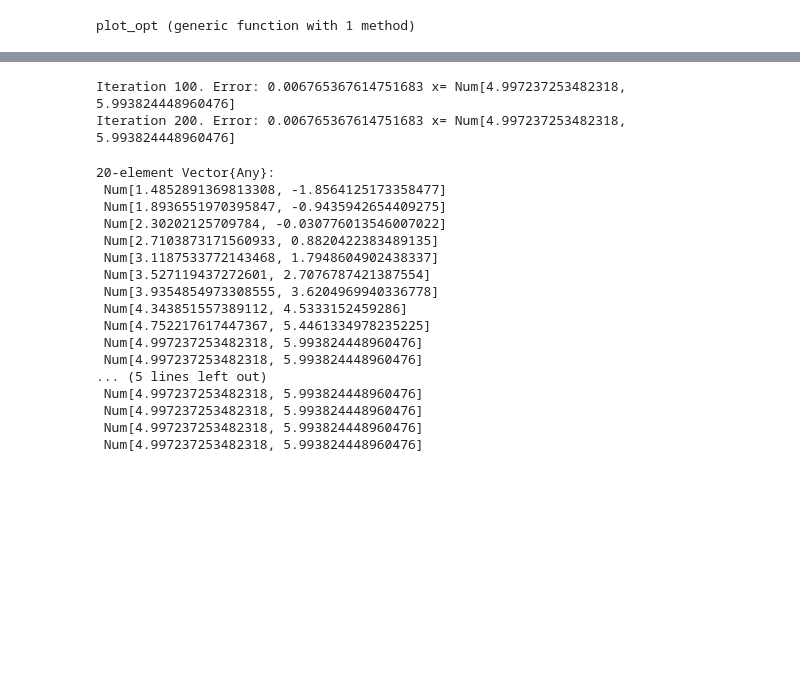
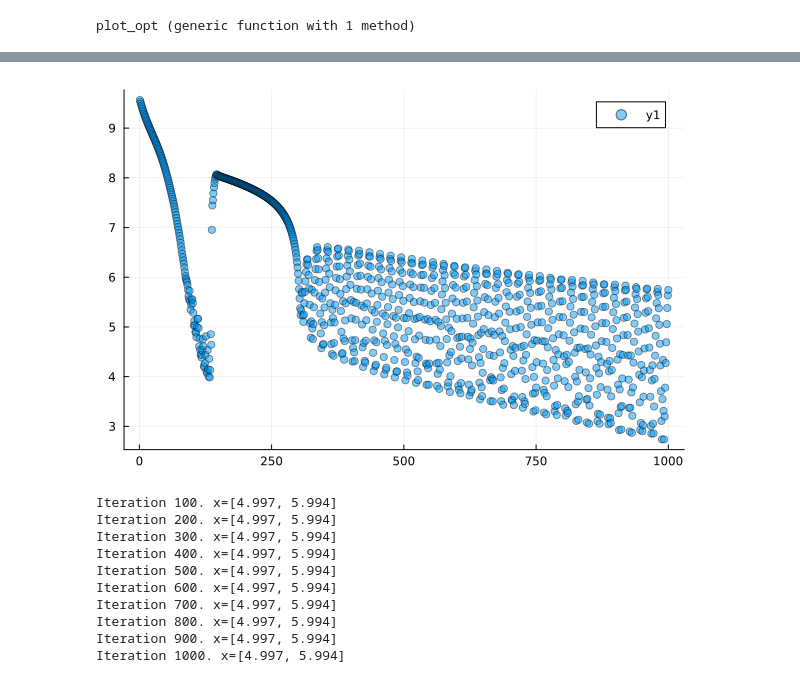
Before and after one commit to tomasruizt/Code-Along, a Jupyter notebook: matrix-calculus/Automatic Differentiation through a Linear System of Equations.ipynb, the cells around one changed output, grey strips where cells are left out. Saved outputs shown, nothing was run; the diff lists cells and outputs as text; code cells hidden in the pictures; blank space fills up the shorter version.

```diff
--- a/matrix-calculus/Automatic Differentiation through a Linear System of Equations.ipynb
+++ b/matrix-calculus/Automatic Differentiation through a Linear System of Equations.ipynb
@@ -250,31 +233,24 @@ Iteration 1000. Error: 4.534182352329859 x= Num[8.730744448087265, 3.42311128155
+# %%
+scatter(1:length(errors), errors, alpha=0.5)
+# %% [output]
+[figure, added]
 # %%
-function update_x(x)
+function update_x(x, grads)
     ∇x = with_x(grad_x, x)
-    return x - 0.1 * ∇x
+    new_x = x - 0.1 * ∇x
+    return new_x, ∇x
 end
 
-_, xs = opt(x₁, update_x, x -> with_x(error_x, x), x -> x, n_iterations=200);
+_, xs = GradientDescent.opt(x₁, update_x, x -> with_x(error_x, x), x -> x);
 # %% [output]
-Iteration 100. Error: 0.006765367614751683 x= Num[4.997237253482318, 5.993824448960476]
-Iteration 200. Error: 0.006765367614751683 x= Num[4.997237253482318, 5.993824448960476]
+Iteration 100. x=[4.997, 5.994]
+Iteration 200. x=[4.997, 5.994]
+Iteration 300. x=[4.997, 5.994]
+Iteration 400. x=[4.997, 5.994]
+Iteration 500. x=[4.997, 5.994]
+Iteration 600. x=[4.997, 5.994]
+Iteration 700. x=[4.997, 5.994]
+Iteration 800. x=[4.997, 5.994]
+Iteration 900. x=[4.997, 5.994]
+Iteration 1000. x=[4.997, 5.994]
-# %%
-xs
-# %% [output]
-20-element Vector{Any}:
- Num[1.4852891369813308, -1.8564125173358477]
- Num[1.8936551970395847, -0.9435942654409275]
- Num[2.30202125709784, -0.030776013546007022]
- Num[2.7103873171560933, 0.8820422383489135]
- Num[3.1187533772143468, 1.7948604902438337]
- Num[3.527119437272601, 2.7076787421387554]
- Num[3.9354854973308555, 3.6204969940336778]
- Num[4.343851557389112, 4.5333152459286]
- Num[4.752217617447367, 5.4461334978235225]
- Num[4.997237253482318, 5.993824448960476]
- Num[4.997237253482318, 5.993824448960476]
-... (5 lines left out)
- Num[4.997237253482318, 5.993824448960476]
- Num[4.997237253482318, 5.993824448960476]
- Num[4.997237253482318, 5.993824448960476]
- Num[4.997237253482318, 5.993824448960476]
 # %%
```
Also changed, not shown: parts of 7 cells of this notebook, 4 other files.
